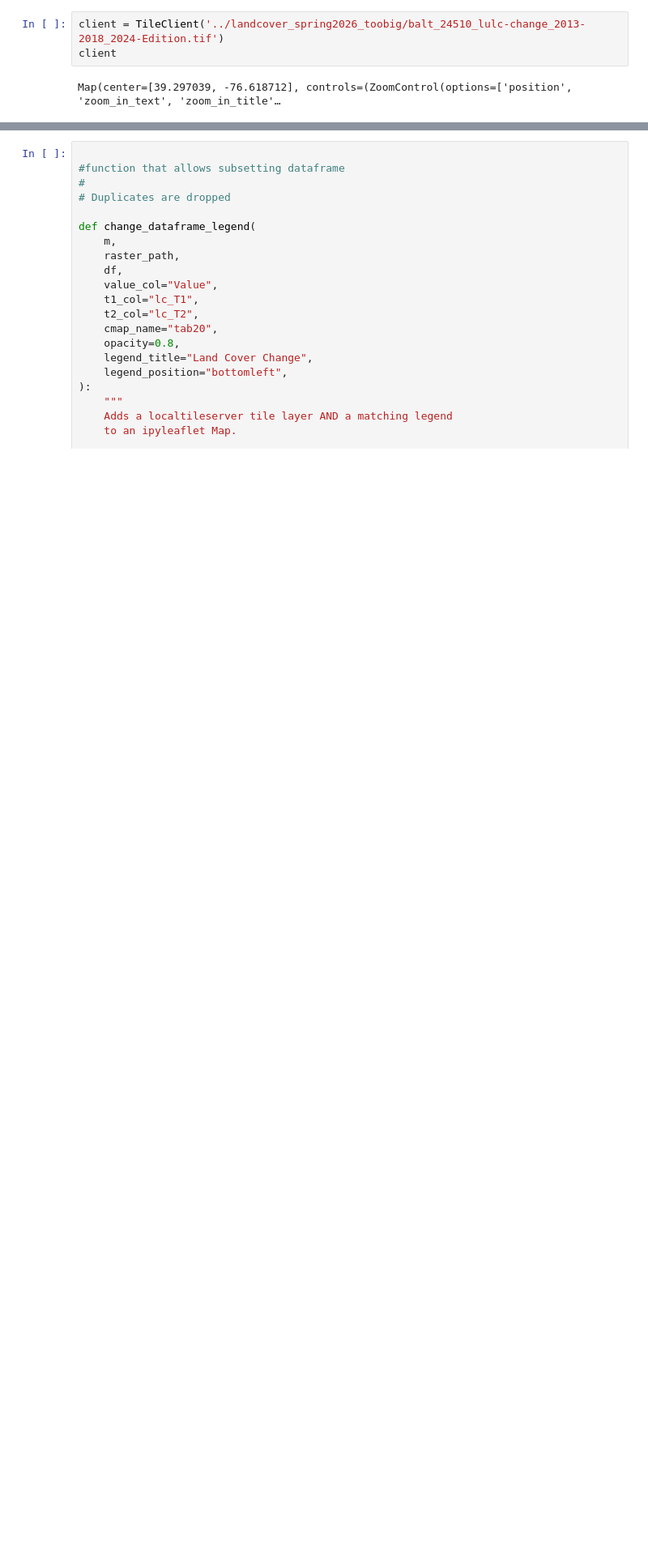
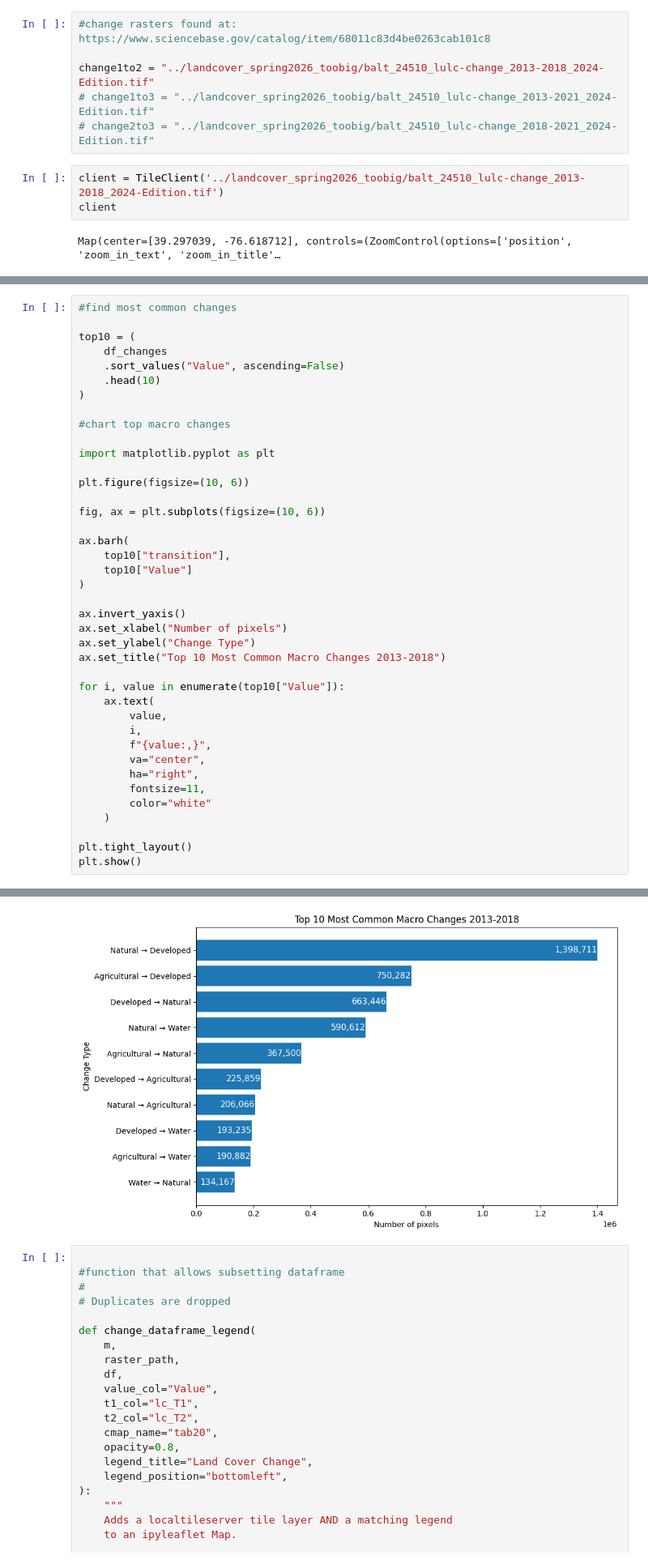
Before and after one commit to mosiahmaddox-tech/landcover_spring2026, a Jupyter notebook: landcover_01.ipynb, the cells around one changed output, grey strips where cells are left out. Shown at 81% size. Drawn from its saved outputs; the diff is of its cells as text; blank space fills up the shorter version.

```diff
--- a/landcover_01.ipynb
+++ b/landcover_01.ipynb
@@ -30,6 +30,12 @@ from localtileserver import TileClient
 from localtileserver import get_leaflet_tile_layer
 from ipyleaflet import Map
 from ipyleaflet import Map, basemaps
+# %%
+#change rasters found at: https://www.sciencebase.gov/catalog/item/68011c83d4be0263cab101c8
+
+change1to2 = "../landcover_spring2026_toobig/balt_24510_lulc-change_2013-2018_2024-Edition.tif"
+# change1to3 = "../landcover_spring2026_toobig/balt_24510_lulc-change_2013-2021_2024-Edition.tif"
+# change2to3 = "../landcover_spring2026_toobig/balt_24510_lulc-change_2018-2021_2024-Edition.tif"
 # %%
 client = TileClient('../landcover_spring2026_toobig/balt_24510_lulc-change_2013-2018_2024-Edition.tif')
 client
@@ -166,0 +136,41 @@ Map(center=[39.3, -76.6], controls=(ZoomControl(options=['position', 'zoom_in_te
+# %%
+#find most common changes
+
+top10 = (
+    df_changes
+    .sort_values("Value", ascending=False)
+    .head(10)
+)
+
+#chart top macro changes
+
+import matplotlib.pyplot as plt
+
+plt.figure(figsize=(10, 6))
+
+fig, ax = plt.subplots(figsize=(10, 6))
+
+ax.barh(
+    top10["transition"],
+    top10["Value"]
+)
+
+ax.invert_yaxis()
+ax.set_xlabel("Number of pixels")
+ax.set_ylabel("Change Type")
+ax.set_title("Top 10 Most Common Macro Changes 2013-2018")
+
+for i, value in enumerate(top10["Value"]):
+    ax.text(
+        value,
+        i,
+        f"{value:,}",
+        va="center",
+        ha="right",
+        fontsize=11,
+        color="white"
+    )
+
+plt.tight_layout()
+plt.show()
+# %% [output]
@@ -167,3 +178,4 @@ Map(center=[39.3, -76.6], controls=(ZoomControl(options=['position', 'zoom_in_te
+[figure, added]
 # %%
 
 #function that allows subsetting dataframe
```
Also changed, not shown: parts of 9 cells of this notebook.
